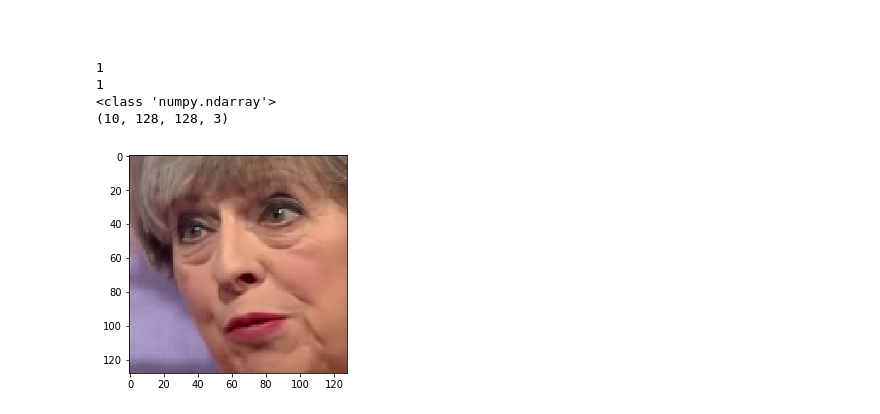
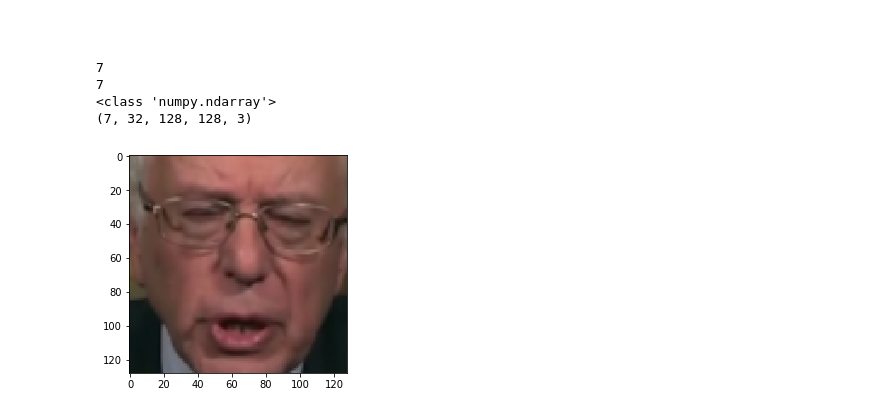
Before and after one commit to agarwalShruti15/cs282, a Jupyter notebook: models/raw_pixels/cs282-raw_pixels_video_speaker_identification.ipynb, the cells around one changed output. Drawn from its saved outputs; the diff is of its cells as text; code cells hidden in the pictures.

Commit message:
raw_pixel tfrecords extraction

```diff
--- a/models/raw_pixels/cs282-raw_pixels_video_speaker_identification.ipynb
+++ b/models/raw_pixels/cs282-raw_pixels_video_speaker_identification.ipynb
@@ -11,22 +11,22 @@ import glob
 import matplotlib.pyplot as plt
 import matplotlib.image as mpimg
 # %%
-path='/Users/dsrincon/Dropbox/Personal/EDU/Posgrado/masters_usa/MIMS/2019-I/cs282_deep_neural_networks/assignments/project/cs282/models/raw_pixels/batch_1_of_1.tfrecords'
+path='/Users/dsrincon/Dropbox/Personal/EDU/Posgrado/masters_usa/MIMS/2019-I/cs282_deep_neural_networks/assignments/project/cs282/models/raw_pixels/test_vid/batch_1_of_1.tfrecords'
 filenames=[path]
-n_frames=10
+n_frames=32
 num,videos=get_number_of_records(filenames, n_frames)
 # %%
 print(num)
 print(len(videos))
 print(type(videos[0]))
-print(videos[0].shape)
+print(np.array(videos).shape)
 # %% [output]
-1
-1
+7
+7
 <class 'numpy.ndarray'>
-(10, 128, 128, 3)
+(7, 32, 128, 128, 3)
 # %%
-plt.imshow(videos[0][8])
+plt.imshow(videos[6][1])
 plt.show()
 # %% [output]
-[figure, old version]
+[figure, new version]
```
Also changed, not shown: 7 other files.
